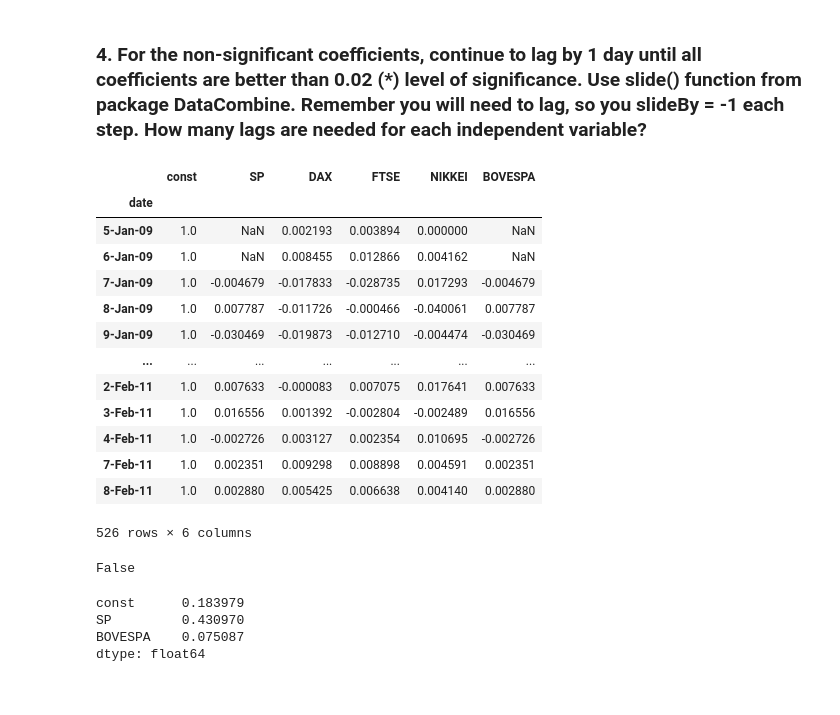
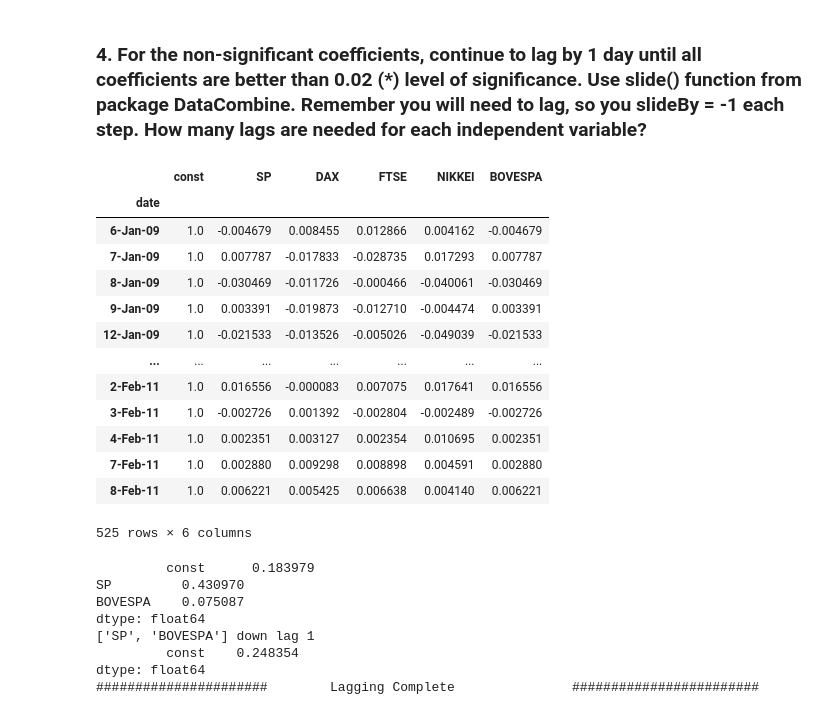
Before and after one commit to Ryan47Liao/TimeSeries, a Jupyter notebook: TS_hw2.ipynb, the cells around one changed output. Saved outputs shown, nothing was run; the diff lists cells and outputs as text; code cells hidden in the pictures.

```diff
--- a/TS_hw2.ipynb
+++ b/TS_hw2.ipynb
@@ -182,28 +180,0 @@ def all_significant(est,alpha=0.02,tol=1):
-# %%
-slide(X2,['SP','BOVESPA'],slideBy = -2)
-# %% [output]
-|  | const | SP | DAX | FTSE | NIKKEI | BOVESPA |
-| date |  |  |  |  |  |  |
-| 5-Jan-09 | 1.0 | NaN | 0.002193 | 0.003894 | 0.000000 | NaN |
-| 6-Jan-09 | 1.0 | NaN | 0.008455 | 0.012866 | 0.004162 | NaN |
-| 7-Jan-09 | 1.0 | -0.004679 | -0.017833 | -0.028735 | 0.017293 | -0.004679 |
-| 8-Jan-09 | 1.0 | 0.007787 | -0.011726 | -0.000466 | -0.040061 | 0.007787 |
-| 9-Jan-09 | 1.0 | -0.030469 | -0.019873 | -0.012710 | -0.004474 | -0.030469 |
-| ... | ... | ... | ... | ... | ... | ... |
-| 2-Feb-11 | 1.0 | 0.007633 | -0.000083 | 0.007075 | 0.017641 | 0.007633 |
-| 3-Feb-11 | 1.0 | 0.016556 | 0.001392 | -0.002804 | -0.002489 | 0.016556 |
-| 4-Feb-11 | 1.0 | -0.002726 | 0.003127 | 0.002354 | 0.010695 | -0.002726 |
-| 7-Feb-11 | 1.0 | 0.002351 | 0.009298 | 0.008898 | 0.004591 | 0.002351 |
-| 8-Feb-11 | 1.0 | 0.002880 | 0.005425 | 0.006638 | 0.004140 | 0.002880 |
-526 rows × 6 columns
-# %%
-all_significant(est2)
-# %% [output]
-False
-# %%
-est2.pvalues[(est2.pvalues > 0.02)]
-# %% [output]
-const      0.183979
-SP         0.430970
-BOVESPA    0.075087
-dtype: float64
@@ -209,0 +191,44 @@ dtype: float64
+# %%
+X2
+# %% [output]
+|  | const | SP | DAX | FTSE | NIKKEI | BOVESPA |
+| date |  |  |  |  |  |  |
+| 6-Jan-09 | 1.0 | -0.004679 | 0.008455 | 0.012866 | 0.004162 | -0.004679 |
+| 7-Jan-09 | 1.0 | 0.007787 | -0.017833 | -0.028735 | 0.017293 | 0.007787 |
+| 8-Jan-09 | 1.0 | -0.030469 | -0.011726 | -0.000466 | -0.040061 | -0.030469 |
+| 9-Jan-09 | 1.0 | 0.003391 | -0.019873 | -0.012710 | -0.004474 | 0.003391 |
+| 12-Jan-09 | 1.0 | -0.021533 | -0.013526 | -0.005026 | -0.049039 | -0.021533 |
+| ... | ... | ... | ... | ... | ... | ... |
+| 2-Feb-11 | 1.0 | 0.016556 | -0.000083 | 0.007075 | 0.017641 | 0.016556 |
+| 3-Feb-11 | 1.0 | -0.002726 | 0.001392 | -0.002804 | -0.002489 | -0.002726 |
+| 4-Feb-11 | 1.0 | 0.002351 | 0.003127 | 0.002354 | 0.010695 | 0.002351 |
+| 7-Feb-11 | 1.0 | 0.002880 | 0.009298 | 0.008898 | 0.004591 | 0.002880 |
+| 8-Feb-11 | 1.0 | 0.006221 | 0.005425 | 0.006638 | 0.004140 | 0.006221 |
+525 rows × 6 columns
+# %%
+allSig,lag_vars = all_significant(est2)
+lag = 0
+Train_new = Train.copy()
+while not allSig:
+    lag += 1
+    print(f"{lag_vars} down lag {lag}")
+    #Lag data
+    Train_new = slide(Train_new,lag_vars,slideBy = -1)
+    Train_new = Train_new.dropna()
+    X_train = Train_new[['SP','DAX','FTSE','NIKKEI','BOVESPA']]
+    X_temp = sm.add_constant(X_train)
+    y_temp = Train_new['ISE']
+    #Train new model with adjusted data
+    est = sm.OLS(y_temp, X_temp)
+    est3 = est.fit()
+    allSig,lag_vars = all_significant(est3)
+print('######################        Lagging Complete               ########################')
+# %% [output]
+         const      0.183979
+SP         0.430970
+BOVESPA    0.075087
+dtype: float64
+['SP', 'BOVESPA'] down lag 1
+         const    0.248354
+dtype: float64
+######################        Lagging Complete               ########################
```
Also changed, not shown: parts of 14 cells of this notebook.
